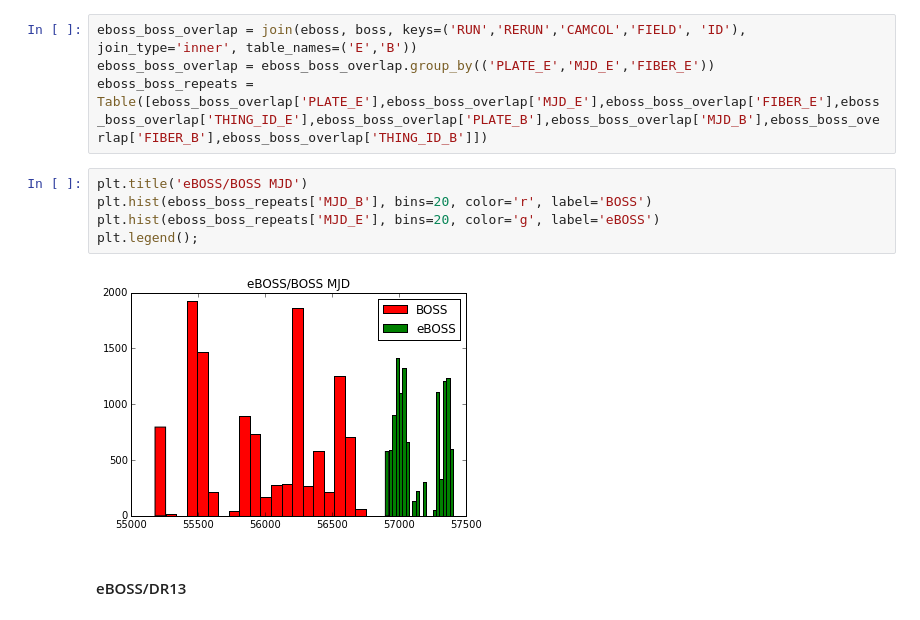
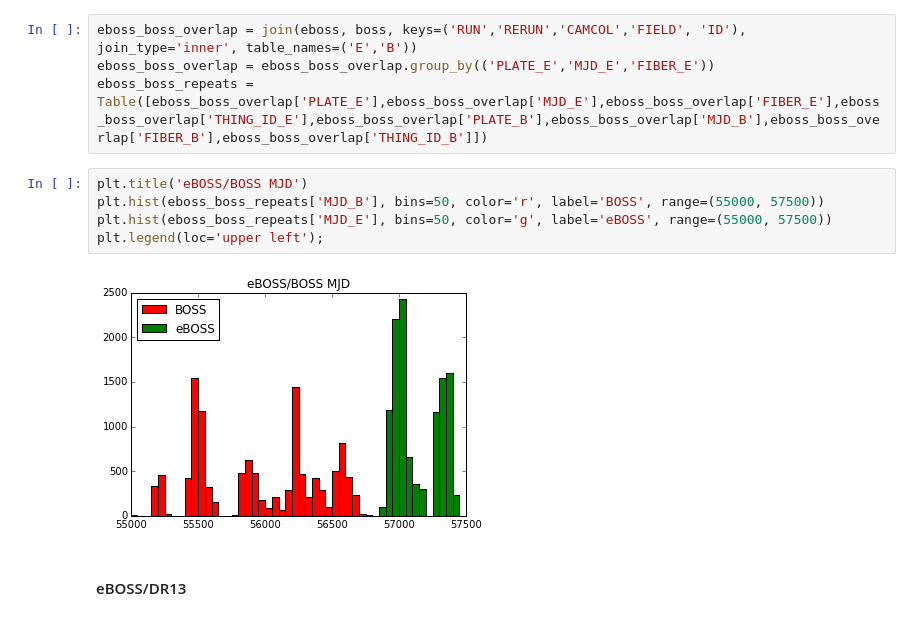
Before and after one commit to belaa/eboss-lya-qa, a Jupyter notebook: eboss_boss_repeat_qsos.ipynb, the cells around one changed output. Drawn from its saved outputs; the diff is of its cells as text.

```diff
--- a/eboss_boss_repeat_qsos.ipynb
+++ b/eboss_boss_repeat_qsos.ipynb
@@ -62,11 +62,11 @@ eboss_boss_overlap = eboss_boss_overlap.group_by(('PLATE_E','MJD_E','FIBER_E'))
 eboss_boss_repeats = Table([eboss_boss_overlap['PLATE_E'],eboss_boss_overlap['MJD_E'],eboss_boss_overlap['FIBER_E'],eboss_boss_overlap['THING_ID_E'],eboss_boss_overlap['PLATE_B'],eboss_boss_overlap['MJD_B'],eboss_boss_overlap['FIBER_B'],eboss_boss_overlap['THING_ID_B']])
 # %%
 plt.title('eBOSS/BOSS MJD')
-plt.hist(eboss_boss_repeats['MJD_B'], bins=20, color='r', label='BOSS')
-plt.hist(eboss_boss_repeats['MJD_E'], bins=20, color='g', label='eBOSS')
-plt.legend();
+plt.hist(eboss_boss_repeats['MJD_B'], bins=50, color='r', label='BOSS', range=(55000, 57500))
+plt.hist(eboss_boss_repeats['MJD_E'], bins=50, color='g', label='eBOSS', range=(55000, 57500))
+plt.legend(loc='upper left');
 # %% [output]
-[figure, old version]
+[figure, new version]
 # %% [markdown]
 #### eBOSS/DR13
 # %%
```
Also changed, not shown: parts of 8 cells of this notebook.
